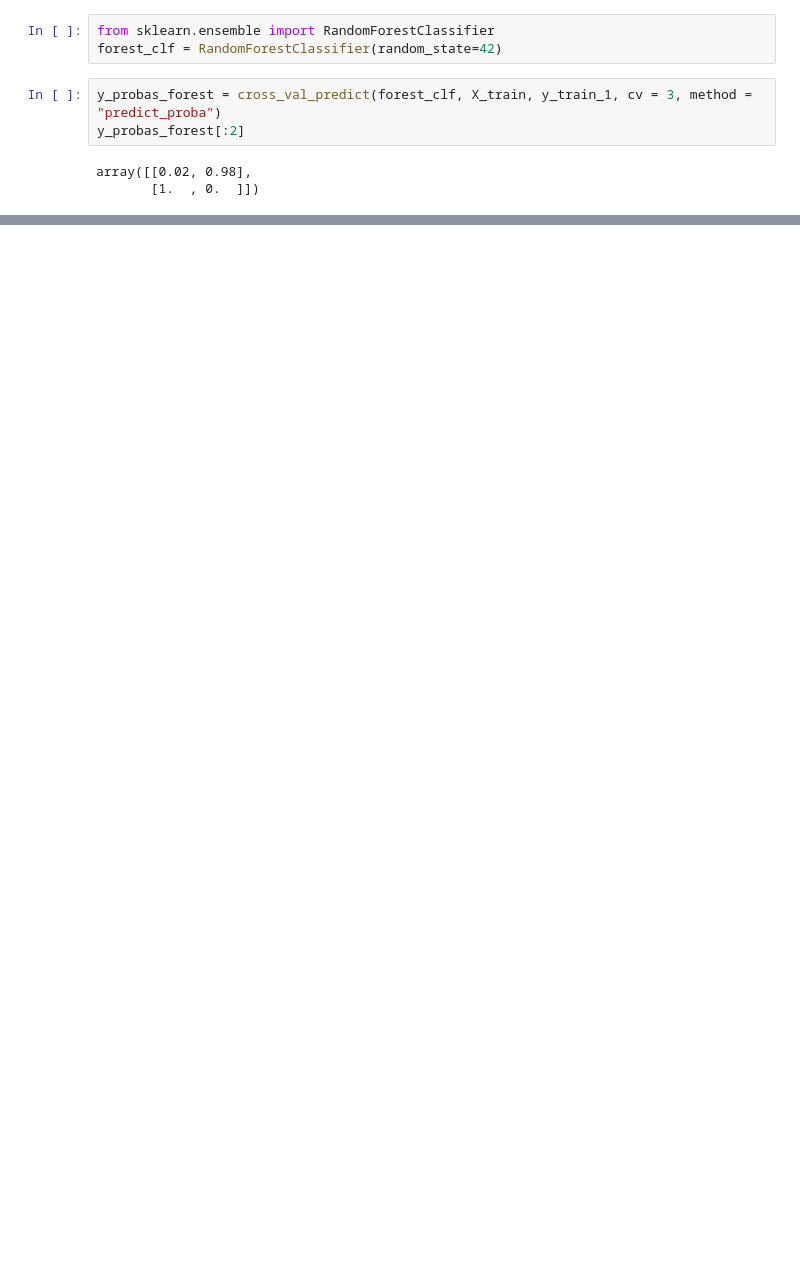
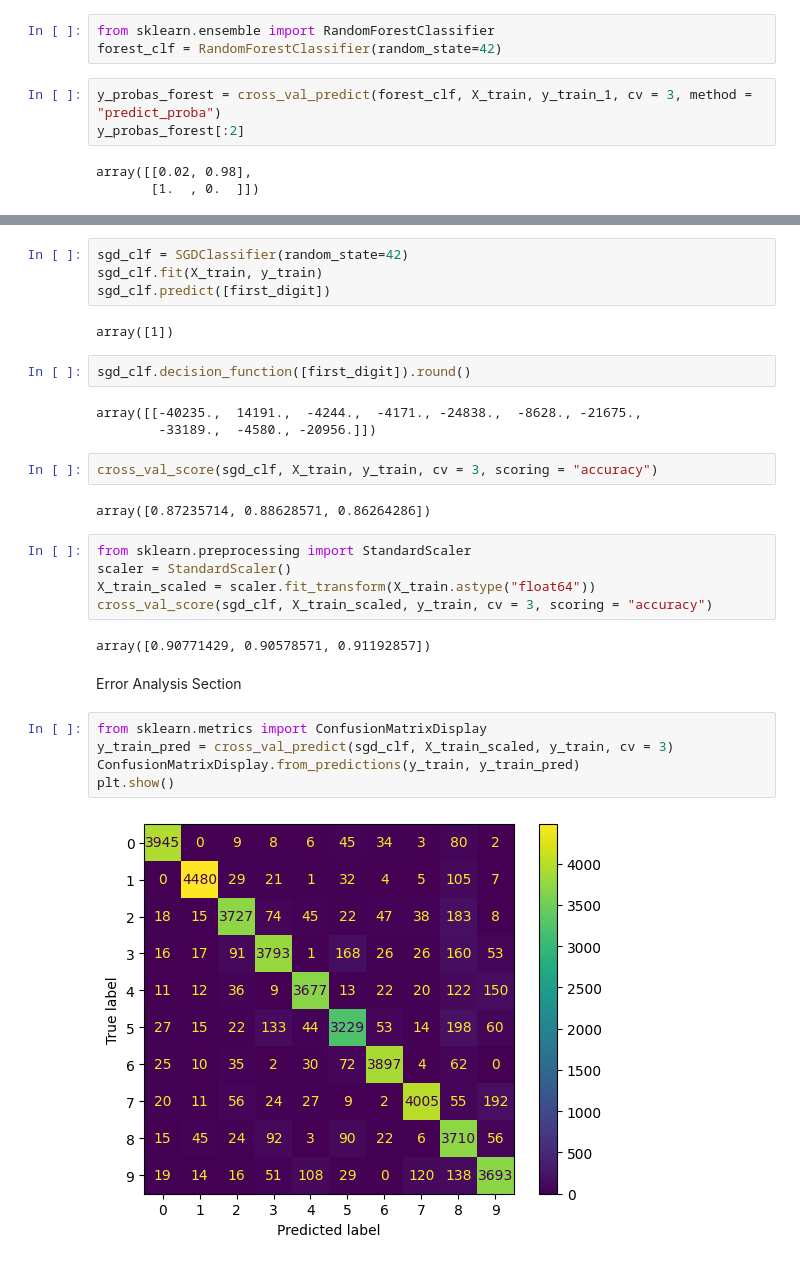
Before and after one commit to Kristianerik/MNSIT-Digit-Recognizer, a Jupyter notebook: MNIST-Digit-Recognizer.ipynb, the cells around one changed output, grey strips where cells are left out. Saved outputs shown, nothing was run; the diff lists cells and outputs as text; blank space fills up the shorter version.

```diff
--- a/MNIST-Digit-Recognizer.ipynb
+++ b/MNIST-Digit-Recognizer.ipynb
@@ -235,0 +309,31 @@ array([[0.02, 0.98],
+# %%
+sgd_clf = SGDClassifier(random_state=42)
+sgd_clf.fit(X_train, y_train)
+sgd_clf.predict([first_digit])
+# %% [output]
+array([1])
+# %%
+sgd_clf.decision_function([first_digit]).round()
+# %% [output]
+array([[-40235.,  14191.,  -4244.,  -4171., -24838.,  -8628., -21675.,
+        -33189.,  -4580., -20956.]])
+# %%
+cross_val_score(sgd_clf, X_train, y_train, cv = 3, scoring = "accuracy")
+# %% [output]
+array([0.87235714, 0.88628571, 0.86264286])
+# %%
+from sklearn.preprocessing import StandardScaler
+scaler = StandardScaler()
+X_train_scaled = scaler.fit_transform(X_train.astype("float64"))
+cross_val_score(sgd_clf, X_train_scaled, y_train, cv = 3, scoring = "accuracy")
+# %% [output]
+array([0.90771429, 0.90578571, 0.91192857])
+# %% [markdown]
+Error Analysis Section
+# %%
+from sklearn.metrics import ConfusionMatrixDisplay
+y_train_pred = cross_val_predict(sgd_clf, X_train_scaled, y_train, cv = 3)
+ConfusionMatrixDisplay.from_predictions(y_train, y_train_pred)
+plt.show()
+# %% [output]
+[figure, added]
```
Also changed, not shown: parts of 21 cells of this notebook.
